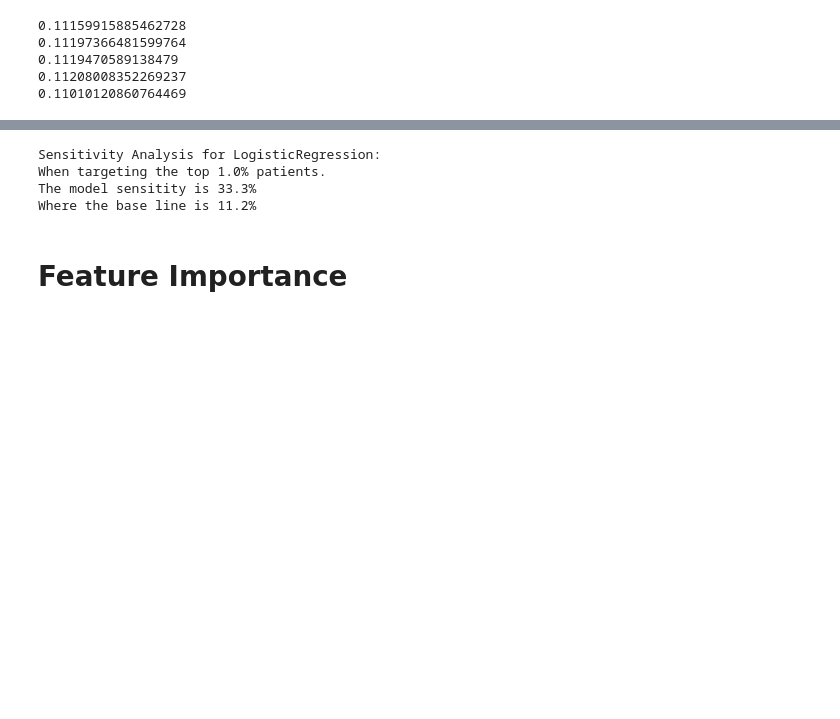
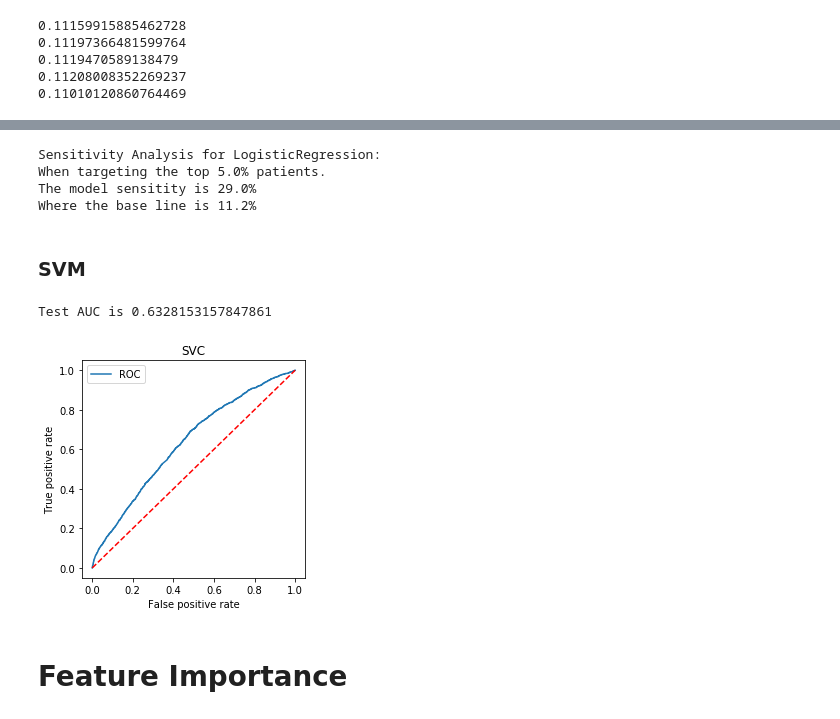
Before and after one commit to wowChelios/DS_TermProject, a Jupyter notebook: Modeling.ipynb, the cells around one changed output, grey strips where cells are left out. Cells and saved outputs as stored; diff of their text form; code cells hidden in the pictures; blank space fills up the shorter version.

```diff
--- a/EDA_1.ipynb
+++ b/Modeling.ipynb
@@ -178,12 +174,29 @@ def sensitivity_analysis(model_cv, percentage):
     print("The model sensitity is {}%".format(round(predicted_readrate*100,1)))
     print("Where the base line is {}%".format(round(base_rate*100,1)))
 # %%
-sensitivity_analysis(lr_cv,0.01)
+sensitivity_analysis(lr_cv,0.05)
 # %% [output]
 Sensitivity Analysis for LogisticRegression:
-When targeting the top 1.0% patients.
-The model sensitity is 33.3%
+When targeting the top 5.0% patients.
+The model sensitity is 29.0%
 Where the base line is 11.2%
+# %% [markdown]
+### SVM
+# %%
+from sklearn import svm
+svm = svm.SVC(gamma='scale', probability = True)
+C = np.linspace(100,1000,5)
+params = {"C": C}
+svm_cv = GridSearchCV(svm, params, cv = 5, n_jobs = -1)
+svm_cv.fit(X_train_resped, Y_train_resped)
+print(C)
+print(svm_cv.best_params_)
+print(svm_cv.cv_results_['mean_test_score'])
+# %%
+plot_auc(svm_cv)
+# %% [output]
+Test AUC is 0.6328153157847861
+[figure, added]
 # %% [markdown]
 # Feature Importance
 # %%
```
Also changed, not shown: parts of 29 cells of this notebook.
